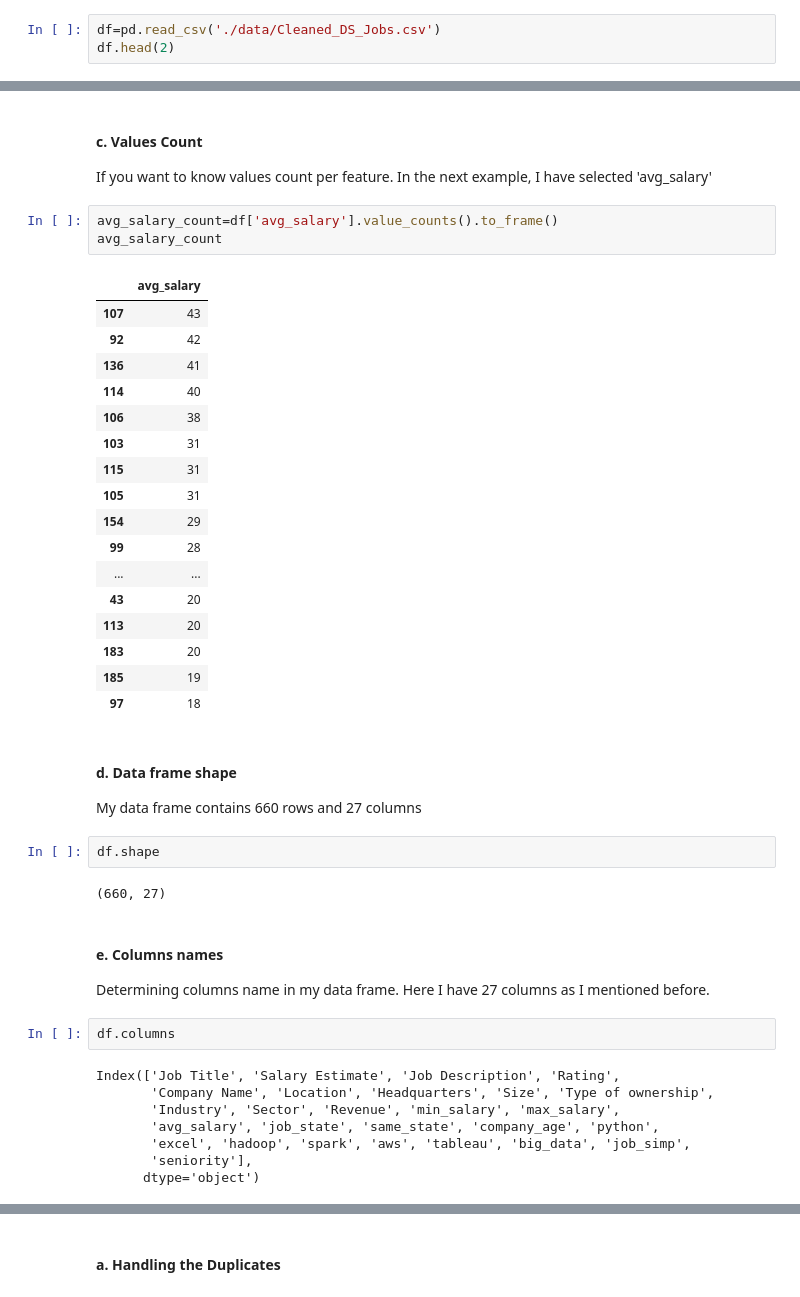
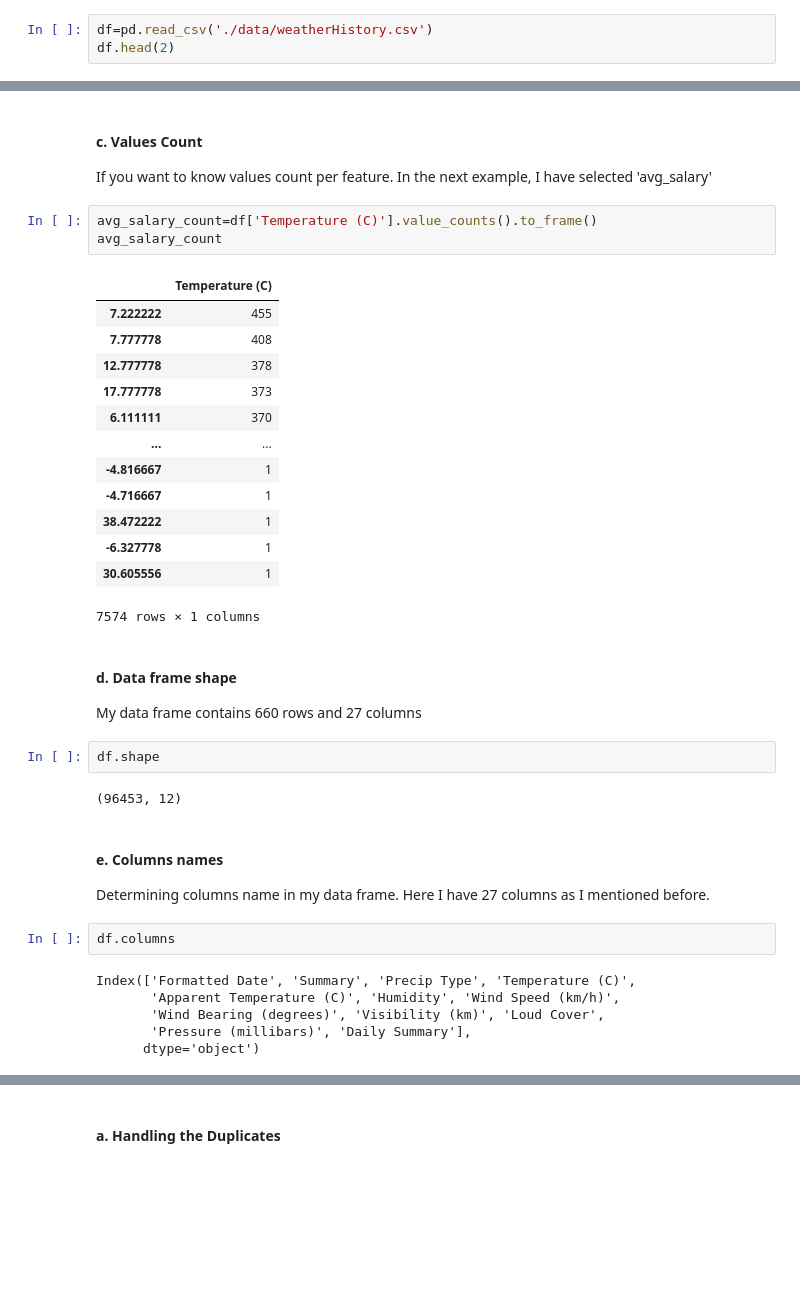
Before and after one commit to BaddyMAK/Data_cleaning_and_transformation, a Jupyter notebook: data_cleaning_and_transformation.ipynb, the cells around one changed output, grey strips where cells are left out. Drawn from its saved outputs; the diff is of its cells as text; blank space fills up the shorter version.

Commit message:
use of new data set and finish cleaning

```diff
--- a/data_cleaning_and_transformation.ipynb
+++ b/data_cleaning_and_transformation.ipynb
@@ -35,6 +58,6 @@ This notebook includes some instructions that should be pursued by any data scie
 # %% [markdown]
 ## 2- Data reading
 # %%
-df=pd.read_csv('./data/Cleaned_DS_Jobs.csv')
+df=pd.read_csv('./data/weatherHistory.csv')
 df.head(2)
 # %% [output]
@@ -117,45 +139,39 @@ df.describe(include='all').transpose()
 
 If you want to know values count per feature. In the next example, I have selected 'avg_salary'
 # %%
-avg_salary_count=df['avg_salary'].value_counts().to_frame()
+avg_salary_count=df['Temperature (C)'].value_counts().to_frame()
 avg_salary_count
 # %% [output]
-|  | avg_salary |
-| 107 | 43 |
-| 92 | 42 |
-| 136 | 41 |
-| 114 | 40 |
-| 106 | 38 |
-| 103 | 31 |
-| 115 | 31 |
-| 105 | 31 |
-| 154 | 29 |
-| 99 | 28 |
+|  | Temperature (C) |
+| 7.222222 | 455 |
+| 7.777778 | 408 |
+| 12.777778 | 378 |
+| 17.777778 | 373 |
+| 6.111111 | 370 |
 | ... | ... |
-| 43 | 20 |
-| 113 | 20 |
-| 183 | 20 |
-| 185 | 19 |
-| 97 | 18 |
+| -4.816667 | 1 |
+| -4.716667 | 1 |
+| 38.472222 | 1 |
+| -6.327778 | 1 |
+| 30.605556 | 1 |
+7574 rows × 1 columns
 # %% [markdown]
 #### d. Data frame shape
 My data frame contains 660 rows and 27 columns
 # %%
 df.shape
 # %% [output]
-(660, 27)
+(96453, 12)
 # %% [markdown]
 #### e.  Columns names
 Determining columns name in my data frame. Here I have 27 columns as I mentioned before.
 # %%
 df.columns
 # %% [output]
-Index(['Job Title', 'Salary Estimate', 'Job Description', 'Rating',
-       'Company Name', 'Location', 'Headquarters', 'Size', 'Type of ownership',
-       'Industry', 'Sector', 'Revenue', 'min_salary', 'max_salary',
-       'avg_salary', 'job_state', 'same_state', 'company_age', 'python',
-       'excel', 'hadoop', 'spark', 'aws', 'tableau', 'big_data', 'job_simp',
-       'seniority'],
+Index(['Formatted Date', 'Summary', 'Precip Type', 'Temperature (C)',
+       'Apparent Temperature (C)', 'Humidity', 'Wind Speed (km/h)',
+       'Wind Bearing (degrees)', 'Visibility (km)', 'Loud Cover',
+       'Pressure (millibars)', 'Daily Summary'],
       dtype='object')
 # %% [markdown]
 #### f. Correlation and Correlation Matrix
```
Also changed, not shown: parts of 42 cells of this notebook, 1 other file.
